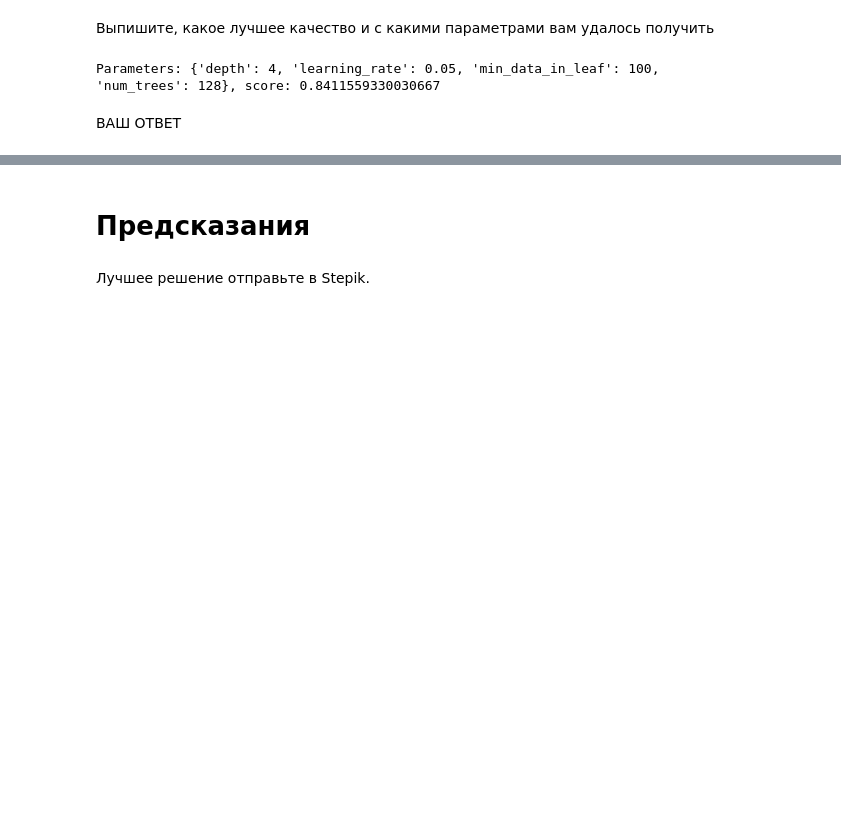
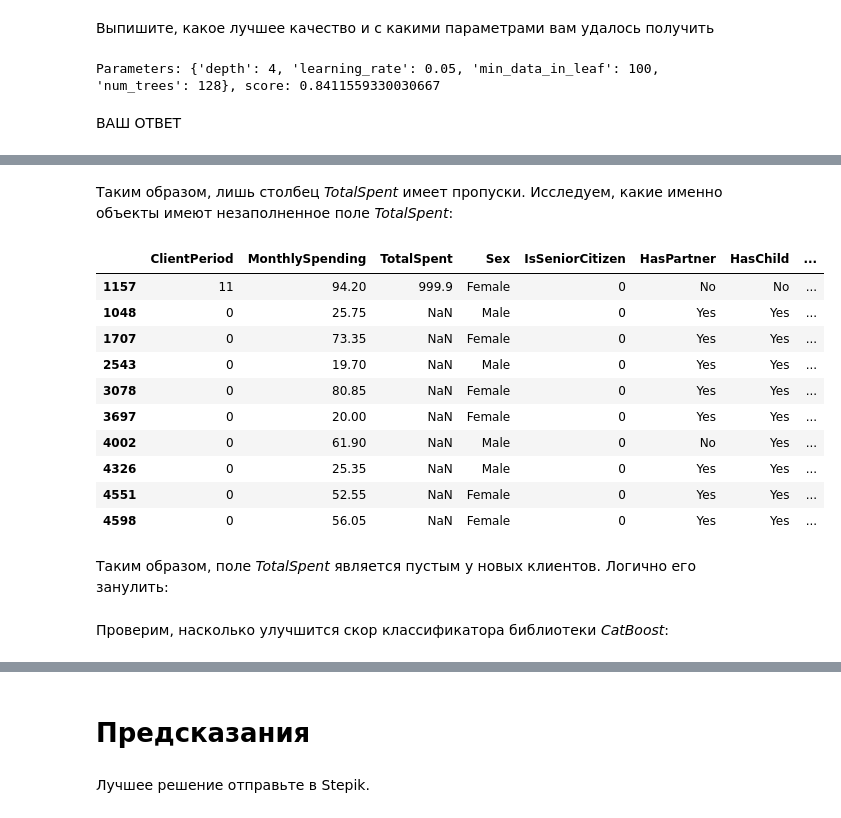
Before and after one commit to smirnovlad/DLS-fall, a Jupyter notebook: sem_03/hw/hw_kaggle.ipynb, the cells around one changed output, grey strips where cells are left out. Drawn from its saved outputs; the diff is of its cells as text; code cells hidden in the pictures; blank space fills up the shorter version.

```diff
--- a/sem_03/hw/hw_kaggle.ipynb
+++ b/sem_03/hw/hw_kaggle.ipynb
@@ -470,0 +502,18 @@ Parameters: {'depth': 4, 'learning_rate': 0.05, 'min_data_in_leaf': 100, 'num_tr
+# %% [markdown]
+Таким образом, лишь столбец *TotalSpent* имеет пропуски. Исследуем, какие именно объекты имеют незаполненное поле *TotalSpent*:
+# %%
+data.sort_values(by=['TotalSpent']).tail(10)
+# %% [output]
+|  | ClientPeriod | MonthlySpending | TotalSpent | Sex | IsSeniorCitizen | HasPartner | HasChild | ... |
+| 1157 | 11 | 94.20 | 999.9 | Female | 0 | No | No | ... |
+| 1048 | 0 | 25.75 | NaN | Male | 0 | Yes | Yes | ... |
+| 1707 | 0 | 73.35 | NaN | Female | 0 | Yes | Yes | ... |
+| 2543 | 0 | 19.70 | NaN | Male | 0 | Yes | Yes | ... |
+| 3078 | 0 | 80.85 | NaN | Female | 0 | Yes | Yes | ... |
+| 3697 | 0 | 20.00 | NaN | Female | 0 | Yes | Yes | ... |
+| 4002 | 0 | 61.90 | NaN | Male | 0 | No | Yes | ... |
+| 4326 | 0 | 25.35 | NaN | Male | 0 | Yes | Yes | ... |
+| 4551 | 0 | 52.55 | NaN | Female | 0 | Yes | Yes | ... |
+| 4598 | 0 | 56.05 | NaN | Female | 0 | Yes | Yes | ... |
+# %% [markdown]
+Таким образом, поле *TotalSpent* является пустым у новых клиентов. Логично его занулить:
@@ -470,0 +523,2 @@ Parameters: {'depth': 4, 'learning_rate': 0.05, 'min_data_in_leaf': 100, 'num_tr
+# %% [markdown]
+Проверим, насколько улучшится скор классификатора библиотеки *CatBoost*:
```
Also changed, not shown: parts of 19 cells of this notebook.
